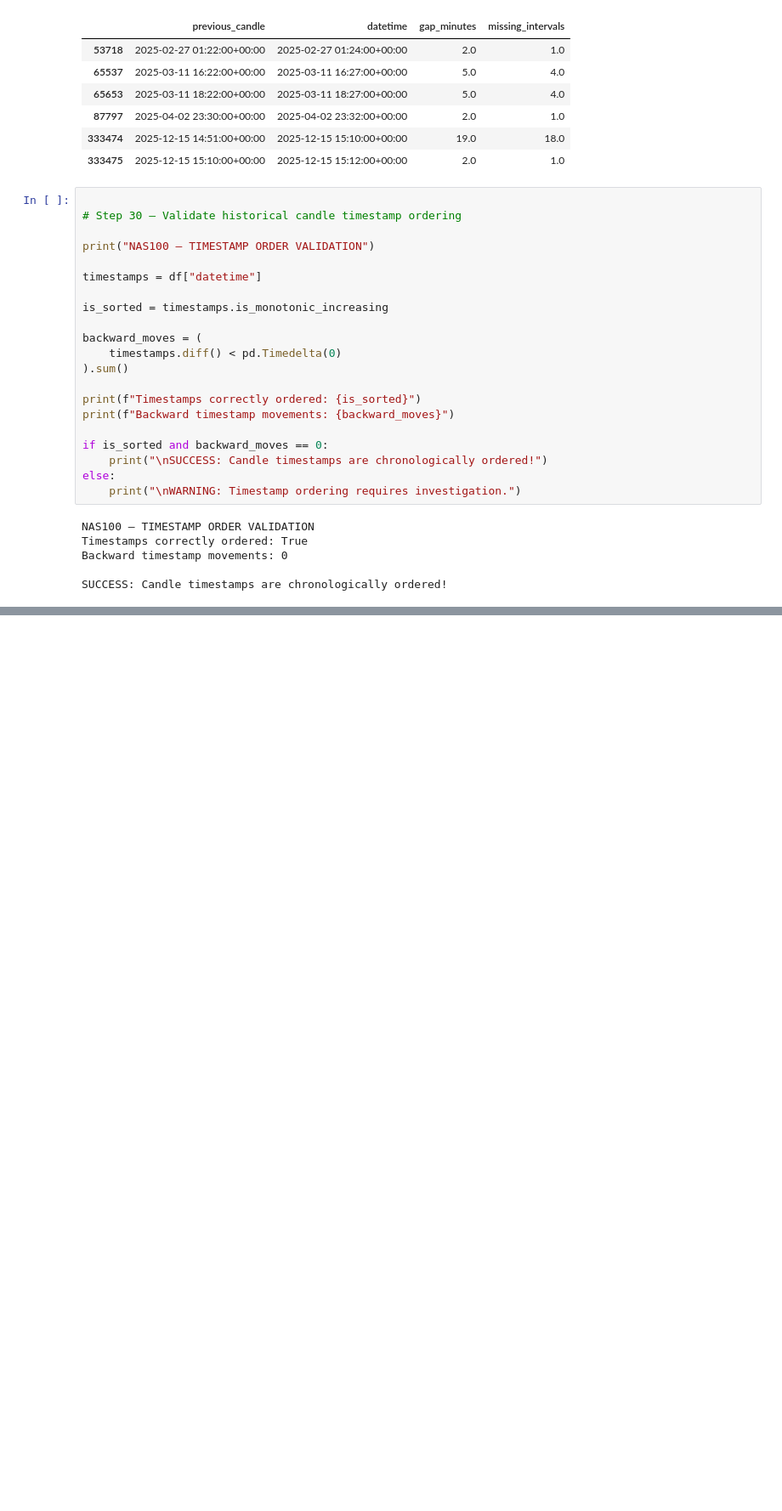
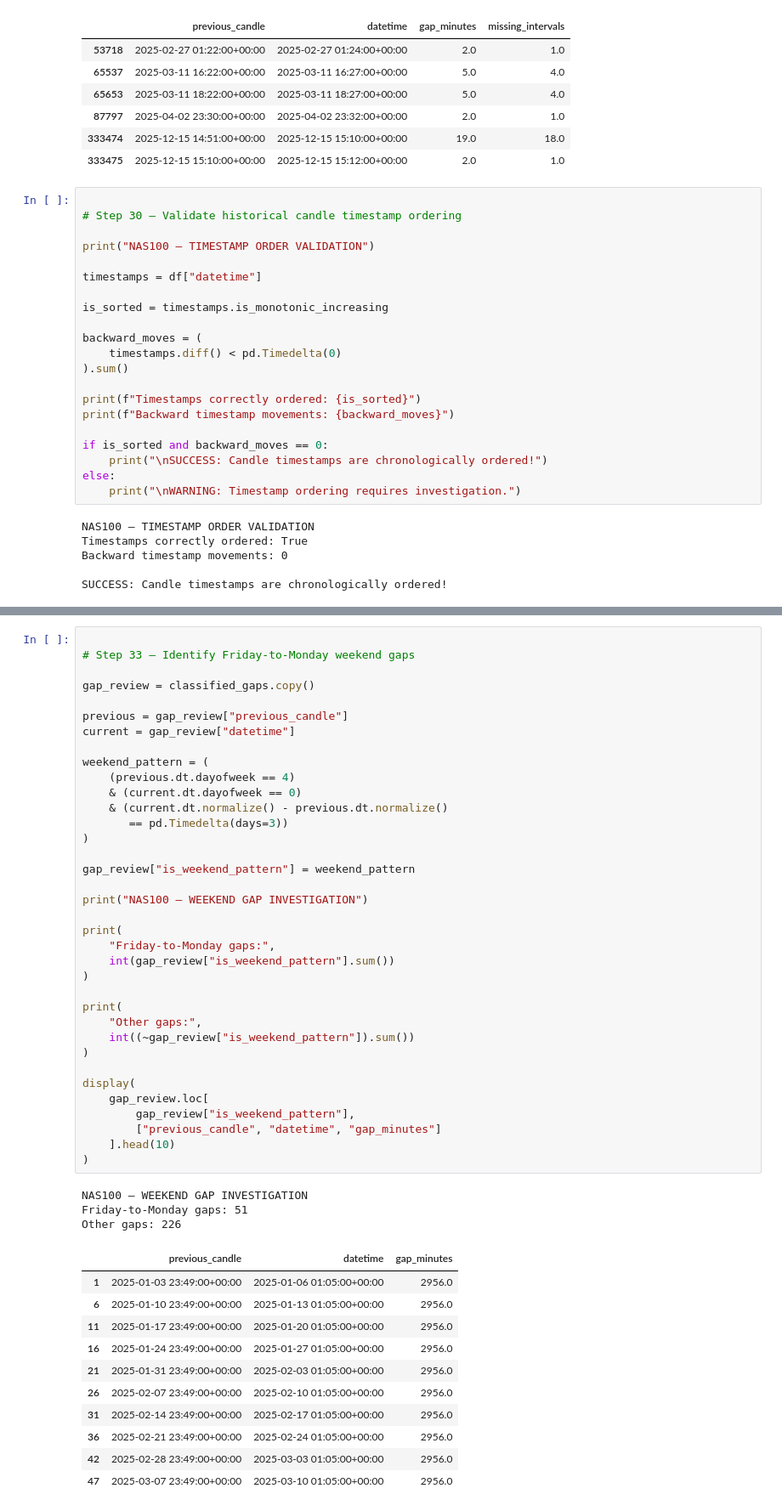
Before and after one commit to oa1013/candle-fetcher, a Jupyter notebook: notebooks/08_daily_session_range_analyzer.ipynb, the cells around one changed output, grey strips where cells are left out. Shown at 85% size. Saved outputs shown, nothing was run; the diff lists cells and outputs as text; blank space fills up the shorter version.

```diff
--- a/notebooks/08_daily_session_range_analyzer.ipynb
+++ b/notebooks/08_daily_session_range_analyzer.ipynb
@@ -1280,0 +1381,51 @@ SUCCESS: Candle timestamps are chronologically ordered!
+# %%
+
+# Step 33 — Identify Friday-to-Monday weekend gaps
+
+gap_review = classified_gaps.copy()
+
+previous = gap_review["previous_candle"]
+current = gap_review["datetime"]
+
+weekend_pattern = (
+    (previous.dt.dayofweek == 4)
+    & (current.dt.dayofweek == 0)
+    & (current.dt.normalize() - previous.dt.normalize()
+       == pd.Timedelta(days=3))
+)
+
+gap_review["is_weekend_pattern"] = weekend_pattern
+
+print("NAS100 — WEEKEND GAP INVESTIGATION")
+
+print(
+    "Friday-to-Monday gaps:",
+    int(gap_review["is_weekend_pattern"].sum())
+)
+
+print(
+    "Other gaps:",
+    int((~gap_review["is_weekend_pattern"]).sum())
+)
+
+display(
+    gap_review.loc[
+        gap_review["is_weekend_pattern"],
+        ["previous_candle", "datetime", "gap_minutes"]
+    ].head(10)
+)
+# %% [output]
+NAS100 — WEEKEND GAP INVESTIGATION
+Friday-to-Monday gaps: 51
+Other gaps: 226
+|  | previous_candle | datetime | gap_minutes |
+| 1 | 2025-01-03 23:49:00+00:00 | 2025-01-06 01:05:00+00:00 | 2956.0 |
+| 6 | 2025-01-10 23:49:00+00:00 | 2025-01-13 01:05:00+00:00 | 2956.0 |
+| 11 | 2025-01-17 23:49:00+00:00 | 2025-01-20 01:05:00+00:00 | 2956.0 |
+| 16 | 2025-01-24 23:49:00+00:00 | 2025-01-27 01:05:00+00:00 | 2956.0 |
+| 21 | 2025-01-31 23:49:00+00:00 | 2025-02-03 01:05:00+00:00 | 2956.0 |
+| 26 | 2025-02-07 23:49:00+00:00 | 2025-02-10 01:05:00+00:00 | 2956.0 |
+| 31 | 2025-02-14 23:49:00+00:00 | 2025-02-17 01:05:00+00:00 | 2956.0 |
+| 36 | 2025-02-21 23:49:00+00:00 | 2025-02-24 01:05:00+00:00 | 2956.0 |
+| 42 | 2025-02-28 23:49:00+00:00 | 2025-03-03 01:05:00+00:00 | 2956.0 |
+| 47 | 2025-03-07 23:49:00+00:00 | 2025-03-10 01:05:00+00:00 | 2956.0 |
```
Also changed, not shown: parts of 7 cells of this notebook, 1 other file.
